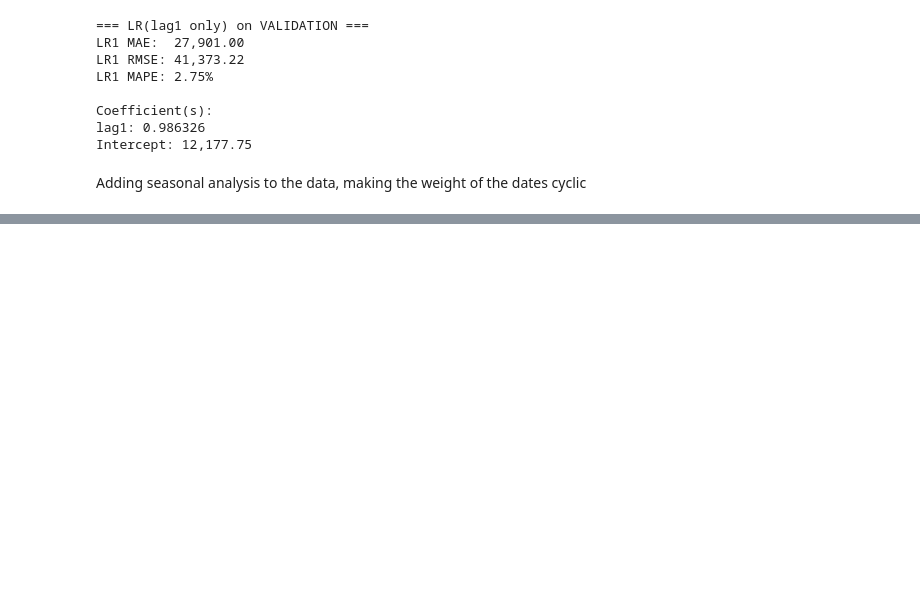
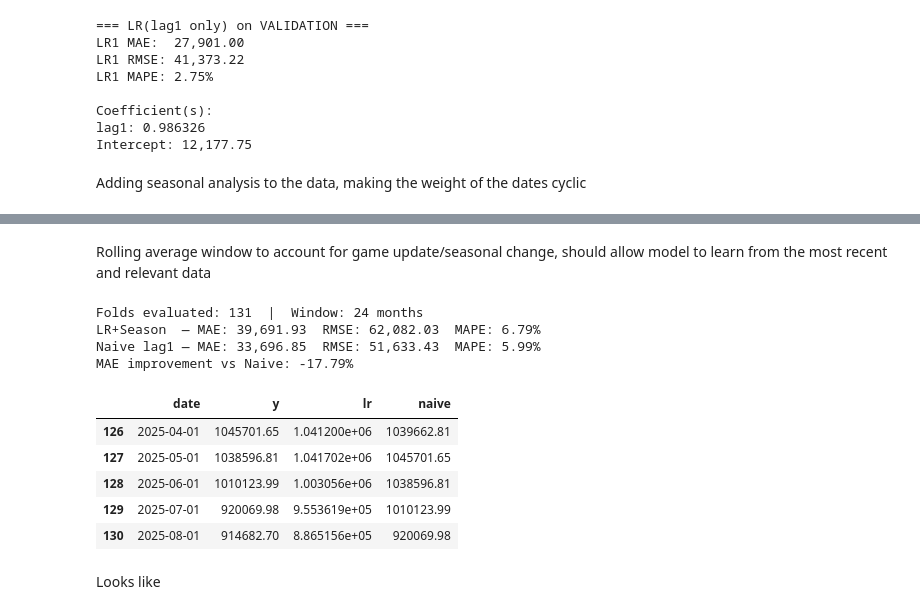
Before and after one commit to jyelm/SteamDataAnalysis, a Jupyter notebook: DataAnalysis.ipynb, the cells around one changed output, grey strips where cells are left out. Saved outputs shown, nothing was run; the diff lists cells and outputs as text; code cells hidden in the pictures; blank space fills up the shorter version.

Commit message:
added rolling window

```diff
--- a/DataAnalysis.ipynb
+++ b/DataAnalysis.ipynb
@@ -440,0 +475,70 @@ See the caveats in the documentation: https://pandas.pydata.org/pandas-docs/stab
+# %% [markdown]
+Rolling average window to account for  game update/seasonal change, should allow model to learn from the most recent and relevant data
+# %%
+def backtest_sliding_24(df_feat, ycol="avg_players", window=24):
+    df = df_feat.copy()
+
+    # Ensure cyclical month features exist for ALL rows
+    if "month_sin" not in df.columns or "month_cos" not in df.columns:
+        df["month_sin"] = np.sin(2 * np.pi * df["month"] / 12.0)
+        df["month_cos"] = np.cos(2 * np.pi * df["month"] / 12.0)
+
+    feat = ["lag1", "month_sin", "month_cos"]
+    lr = LinearRegression()
+
+    dates, y_true, yhat_lr, yhat_naive = [], [], [], []
+
+    for t in range(window, len(df)):
+        train_blk = df.iloc[t-window:t]
+        test_row  = df.iloc[t:t+1]
+
+        # Drop any training rows with missing features/target
+        X_tr = train_blk[feat]
+        y_tr = train_blk[ycol]
+        mask = X_tr.notna().all(1) & y_tr.notna()
+        X_tr, y_tr = X_tr.loc[mask], y_tr.loc[mask]
+        if len(X_tr) == 0:
+            continue  # (very unlikely here)
+
+        # Fit on the last 24 months, predict month t
+        lr.fit(X_tr, y_tr)
+        yhat_lr.append(lr.predict(test_row[feat])[0])
+        yhat_naive.append(test_row["lag1"].iloc[0])  # persistence baseline
+        y_true.append(test_row[ycol].iloc[0])
+        dates.append(test_row["date"].iloc[0])
+
+    res = pd.DataFrame({"date": dates, "y": y_true, "lr": yhat_lr, "naive": yhat_naive})
+
+    def metrics(y, yhat):
+        mae  = mean_absolute_error(y, yhat)
+        rmse = np.sqrt(mean_squared_error(y, yhat))
+        y = np.asarray(y); yhat = np.asarray(yhat)
+        mape = np.mean(np.where(y != 0, np.abs((y - yhat) / y), 0.0)) * 100
+        return mae, rmse, mape
+
+    mae_lr, rmse_lr, mape_lr   = metrics(res["y"], res["lr"])
+    mae_nv, rmse_nv, mape_nv   = metrics(res["y"], res["naive"])
+    impr_mae = (mae_nv - mae_lr) / mae_nv * 100
+
+    print(f"Folds evaluated: {len(res)}  |  Window: {window} months")
+    print(f"LR+Season  — MAE: {mae_lr:,.2f}  RMSE: {rmse_lr:,.2f}  MAPE: {mape_lr:,.2f}%")
+    print(f"Naive lag1 — MAE: {mae_nv:,.2f}  RMSE: {rmse_nv:,.2f}  MAPE: {mape_nv:,.2f}%")
+    print(f"MAE improvement vs Naive: {impr_mae:,.2f}%")
+
+    return res
+
+bt_res = backtest_sliding_24(df_feat, window=24)
+bt_res.tail(5)
+# %% [output]
+Folds evaluated: 131  |  Window: 24 months
+LR+Season  — MAE: 39,691.93  RMSE: 62,082.03  MAPE: 6.79%
+Naive lag1 — MAE: 33,696.85  RMSE: 51,633.43  MAPE: 5.99%
+MAE improvement vs Naive: -17.79%
+|  | date | y | lr | naive |
+| 126 | 2025-04-01 | 1045701.65 | 1.041200e+06 | 1039662.81 |
+| 127 | 2025-05-01 | 1038596.81 | 1.041702e+06 | 1045701.65 |
+| 128 | 2025-06-01 | 1010123.99 | 1.003056e+06 | 1038596.81 |
+| 129 | 2025-07-01 | 920069.98 | 9.553619e+05 | 1010123.99 |
+| 130 | 2025-08-01 | 914682.70 | 8.865156e+05 | 920069.98 |
+# %% [markdown]
+Looks like
```
Also changed, not shown: parts of 4 cells of this notebook.
